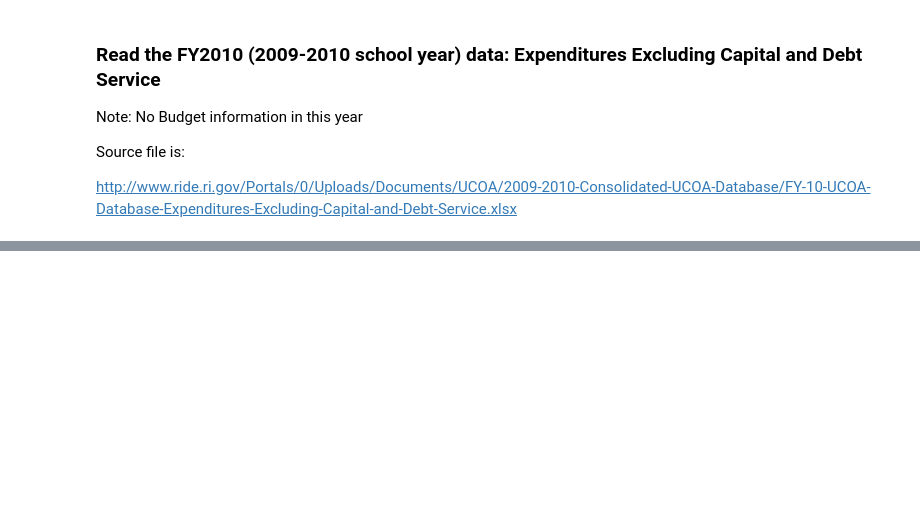
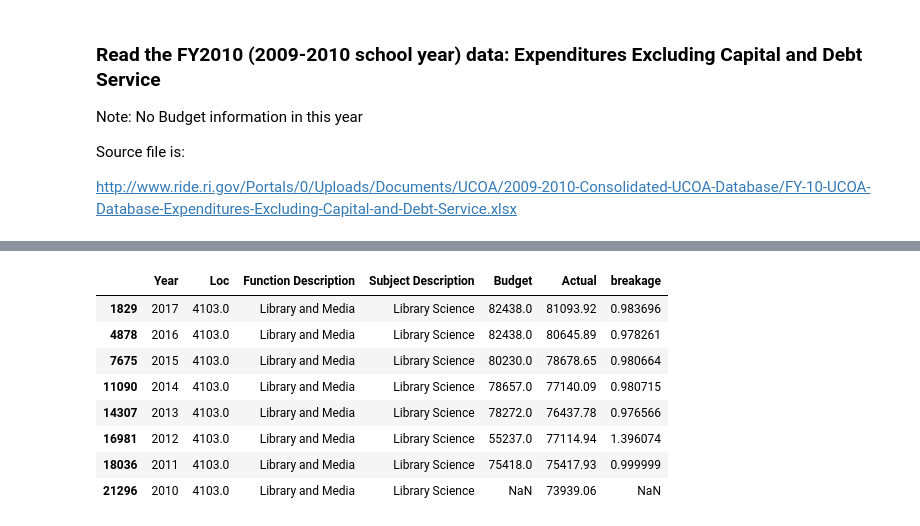
Before and after one commit to equinn1/budg, a Jupyter notebook: school_budget_model_data.ipynb, the cells around one changed output, grey strips where cells are left out. Cells and saved outputs as stored; diff of their text form; code cells hidden in the pictures; blank space fills up the shorter version.

```diff
--- a/school_budget_model_data.ipynb
+++ b/school_budget_model_data.ipynb
@@ -131,3 +313,13 @@ alleg.columns
 # %%
 alleg.loc[(alleg['Obj']==51110.0)&(alleg['Func']==212.0)&(alleg['Loc']==4103.0)][['Year',  \
-                        'Loc','Function Description','Subject Description','Budget','Actual','delta']]
+                        'Loc','Function Description','Subject Description','Budget','Actual','breakage']]
+# %% [output]
+|  | Year | Loc | Function Description | Subject Description | Budget | Actual | breakage |
+| 1829 | 2017 | 4103.0 | Library and Media | Library Science | 82438.0 | 81093.92 | 0.983696 |
+| 4878 | 2016 | 4103.0 | Library and Media | Library Science | 82438.0 | 80645.89 | 0.978261 |
+| 7675 | 2015 | 4103.0 | Library and Media | Library Science | 80230.0 | 78678.65 | 0.980664 |
+| 11090 | 2014 | 4103.0 | Library and Media | Library Science | 78657.0 | 77140.09 | 0.980715 |
+| 14307 | 2013 | 4103.0 | Library and Media | Library Science | 78272.0 | 76437.78 | 0.976566 |
+| 16981 | 2012 | 4103.0 | Library and Media | Library Science | 55237.0 | 77114.94 | 1.396074 |
+| 18036 | 2011 | 4103.0 | Library and Media | Library Science | 75418.0 | 75417.93 | 0.999999 |
+| 21296 | 2010 | 4103.0 | Library and Media | Library Science | NaN | 73939.06 | NaN |
```
Also changed, not shown: parts of 25 cells of this notebook, 2 other files.
